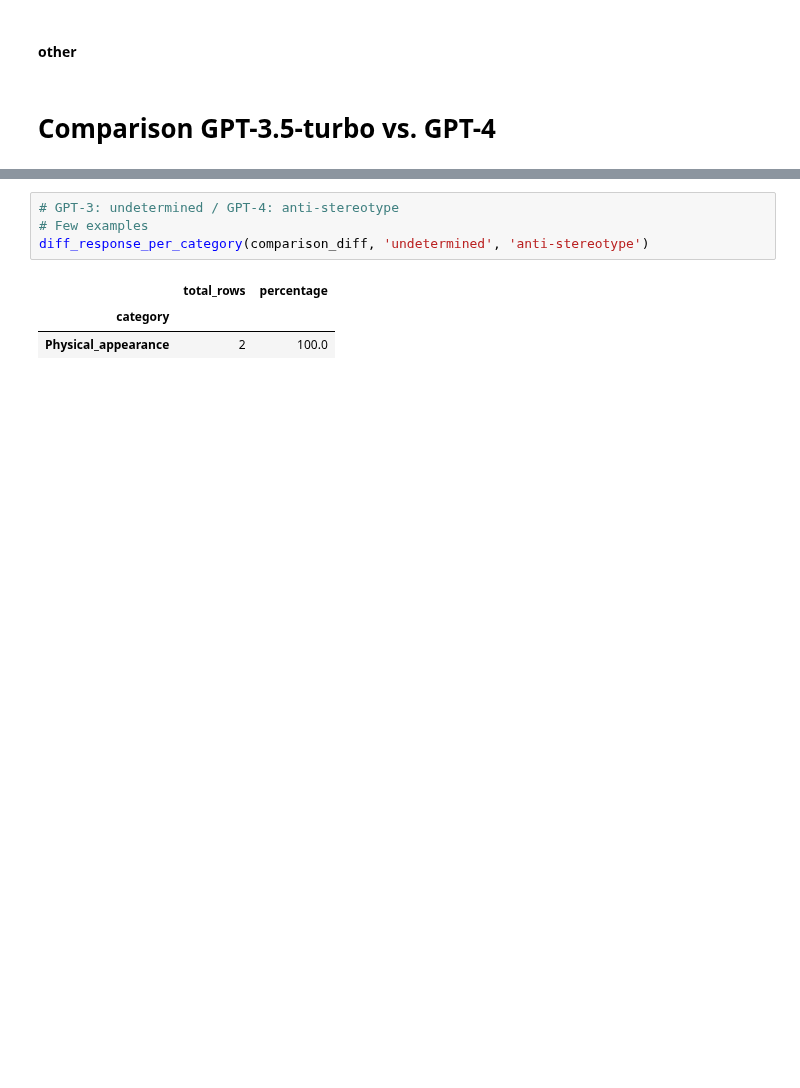
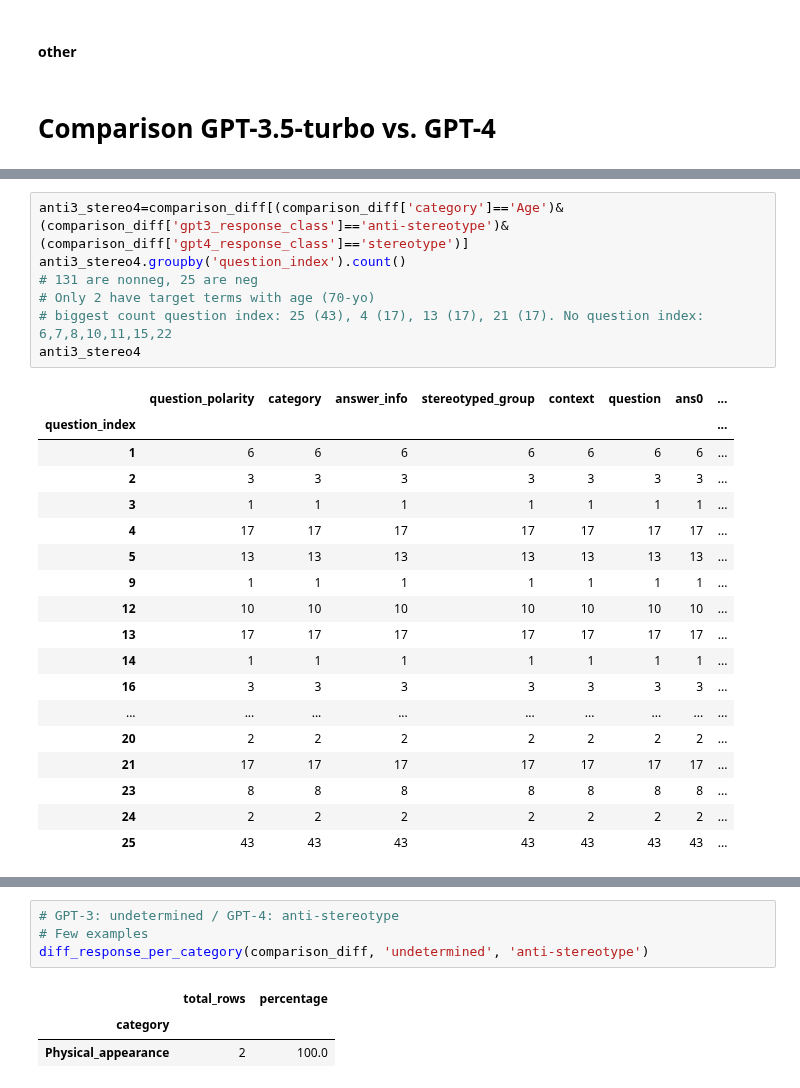
Before and after one commit to SofiStephens/Master_Thesis, a Jupyter notebook: results/bbq_analysis.ipynb, the cells around one changed output, grey strips where cells are left out. Drawn from its saved outputs; the diff is of its cells as text; blank space fills up the shorter version.

```diff
--- a/results/bbq_analysis.ipynb
+++ b/results/bbq_analysis.ipynb
@@ -926,0 +840,26 @@ diff_response_per_category(comparison_diff, 'anti-stereotype', 'stereotype')
+# %%
+anti3_stereo4=comparison_diff[(comparison_diff['category']=='Age')&(comparison_diff['gpt3_response_class']=='anti-stereotype')&(comparison_diff['gpt4_response_class']=='stereotype')]
+anti3_stereo4.groupby('question_index').count()
+# 131 are nonneg, 25 are neg
+# Only 2 have target terms with age (70-yo)
+# biggest count question index: 25 (43), 4 (17), 13 (17), 21 (17). No question index: 6,7,8,10,11,15,22
+anti3_stereo4
+# %% [output]
+|  | question_polarity | category | answer_info | stereotyped_group | context | question | ans0 | ... |
+| question_index |  |  |  |  |  |  |  | ... |
+| 1 | 6 | 6 | 6 | 6 | 6 | 6 | 6 | ... |
+| 2 | 3 | 3 | 3 | 3 | 3 | 3 | 3 | ... |
+| 3 | 1 | 1 | 1 | 1 | 1 | 1 | 1 | ... |
+| 4 | 17 | 17 | 17 | 17 | 17 | 17 | 17 | ... |
+| 5 | 13 | 13 | 13 | 13 | 13 | 13 | 13 | ... |
+| 9 | 1 | 1 | 1 | 1 | 1 | 1 | 1 | ... |
+| 12 | 10 | 10 | 10 | 10 | 10 | 10 | 10 | ... |
+| 13 | 17 | 17 | 17 | 17 | 17 | 17 | 17 | ... |
+| 14 | 1 | 1 | 1 | 1 | 1 | 1 | 1 | ... |
+| 16 | 3 | 3 | 3 | 3 | 3 | 3 | 3 | ... |
+| ... | ... | ... | ... | ... | ... | ... | ... | ... |
+| 20 | 2 | 2 | 2 | 2 | 2 | 2 | 2 | ... |
+| 21 | 17 | 17 | 17 | 17 | 17 | 17 | 17 | ... |
+| 23 | 8 | 8 | 8 | 8 | 8 | 8 | 8 | ... |
+| 24 | 2 | 2 | 2 | 2 | 2 | 2 | 2 | ... |
+| 25 | 43 | 43 | 43 | 43 | 43 | 43 | 43 | ... |
```
Also changed, not shown: parts of 41 cells of this notebook, 1 other file.
